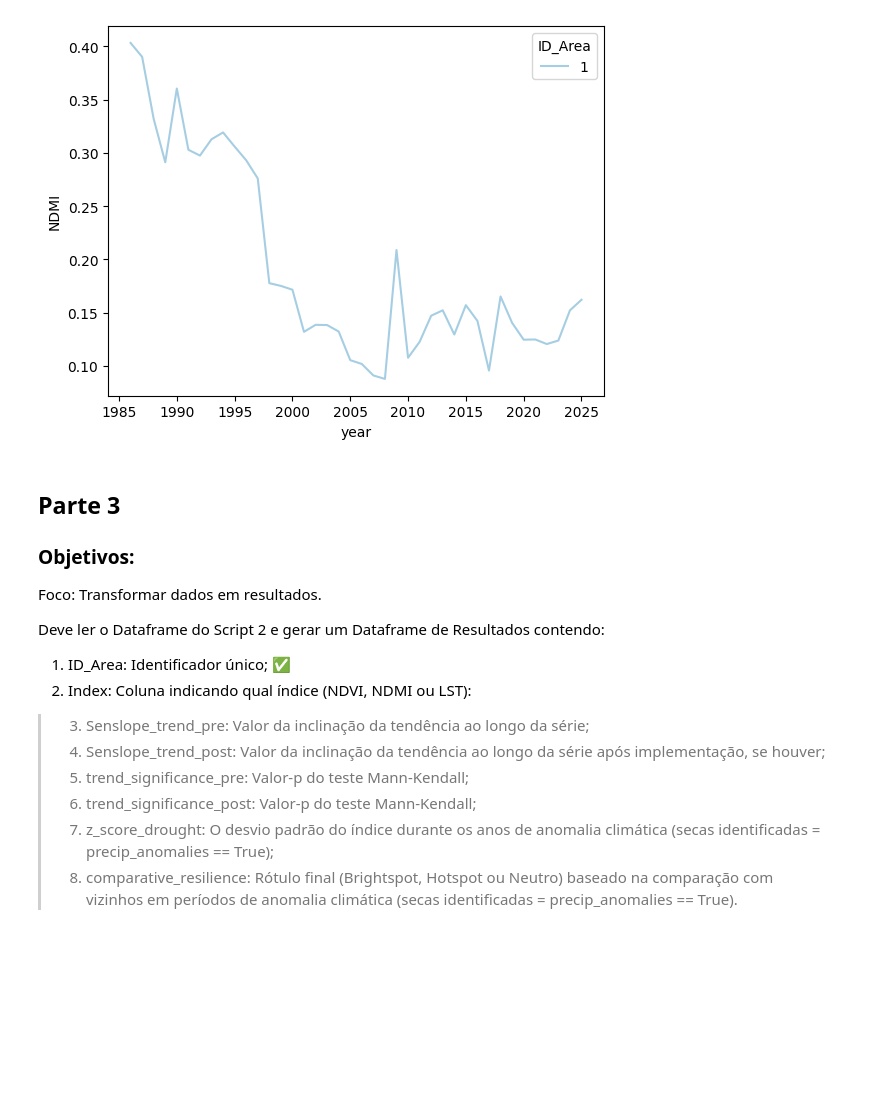
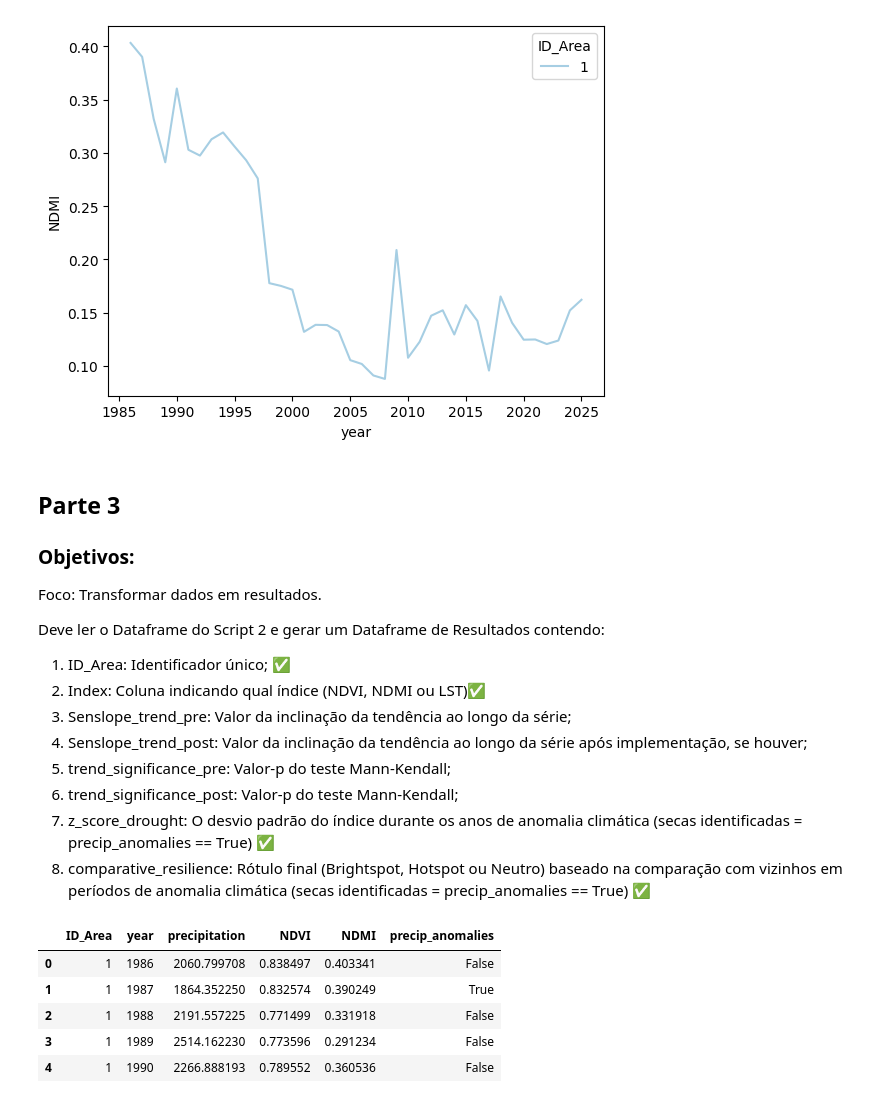
Before and after one commit to GuilhermeFernandez/climate_resilient_pastures, a Jupyter notebook: Esboco_Projeto.ipynb, the cells around one changed output. Drawn from its saved outputs; the diff is of its cells as text; code cells hidden in the pictures; blank space fills up the shorter version.

```diff
--- a/Esboco_Projeto.ipynb
+++ b/Esboco_Projeto.ipynb
@@ -471,10 +482,12 @@ Deve ler o Dataframe do Script 2 e gerar um Dataframe de Resultados contendo:
 
 
 1.   ID_Area: Identificador único; ✅
-2.   Index: Coluna indicando qual índice (NDVI, NDMI ou LST):
-> 3. Senslope_trend_pre: Valor da inclinação da tendência ao longo da série;
-> 4. Senslope_trend_post: Valor da inclinação da tendência ao longo da série após implementação, se houver;
-> 5. trend_significance_pre: Valor-p do teste Mann-Kendall;
-> 6. trend_significance_post: Valor-p do teste Mann-Kendall;
-> 7. z_score_drought: O desvio padrão do índice durante os anos de anomalia climática (secas identificadas = precip_anomalies == True);
-> 8. comparative_resilience: Rótulo final (Brightspot, Hotspot ou Neutro) baseado na comparação com vizinhos em períodos de anomalia climática (secas identificadas = precip_anomalies == True).
+2.   Index: Coluna indicando qual índice (NDVI, NDMI ou LST)✅
+3. Senslope_trend_pre: Valor da inclinação da tendência ao longo da série;
+4. Senslope_trend_post: Valor da inclinação da tendência ao longo da série após implementação, se houver;
+5. trend_significance_pre: Valor-p do teste Mann-Kendall;
+6. trend_significance_post: Valor-p do teste Mann-Kendall;
+7. z_score_drought: O desvio padrão do índice durante os anos de anomalia climática (secas identificadas = precip_anomalies == True) ✅
+8. comparative_resilience: Rótulo final (Brightspot, Hotspot ou Neutro) baseado na comparação com vizinhos em períodos de anomalia climática (secas identificadas = precip_anomalies == True) ✅
+# %%
+df_metricas = pd.read_csv('/content/metricas.csv')
@@ -480,0 +496,9 @@ Deve ler o Dataframe do Script 2 e gerar um Dataframe de Resultados contendo:
+# %%
+df_analise.head()
+# %% [output]
+|  | ID_Area | year | precipitation | NDVI | NDMI | precip_anomalies |
+| 0 | 1 | 1986 | 2060.799708 | 0.838497 | 0.403341 | False |
+| 1 | 1 | 1987 | 1864.352250 | 0.832574 | 0.390249 | True |
+| 2 | 1 | 1988 | 2191.557225 | 0.771499 | 0.331918 | False |
+| 3 | 1 | 1989 | 2514.162230 | 0.773596 | 0.291234 | False |
+| 4 | 1 | 1990 | 2266.888193 | 0.789552 | 0.360536 | False |
```
Also changed, not shown: parts of 16 cells of this notebook.
